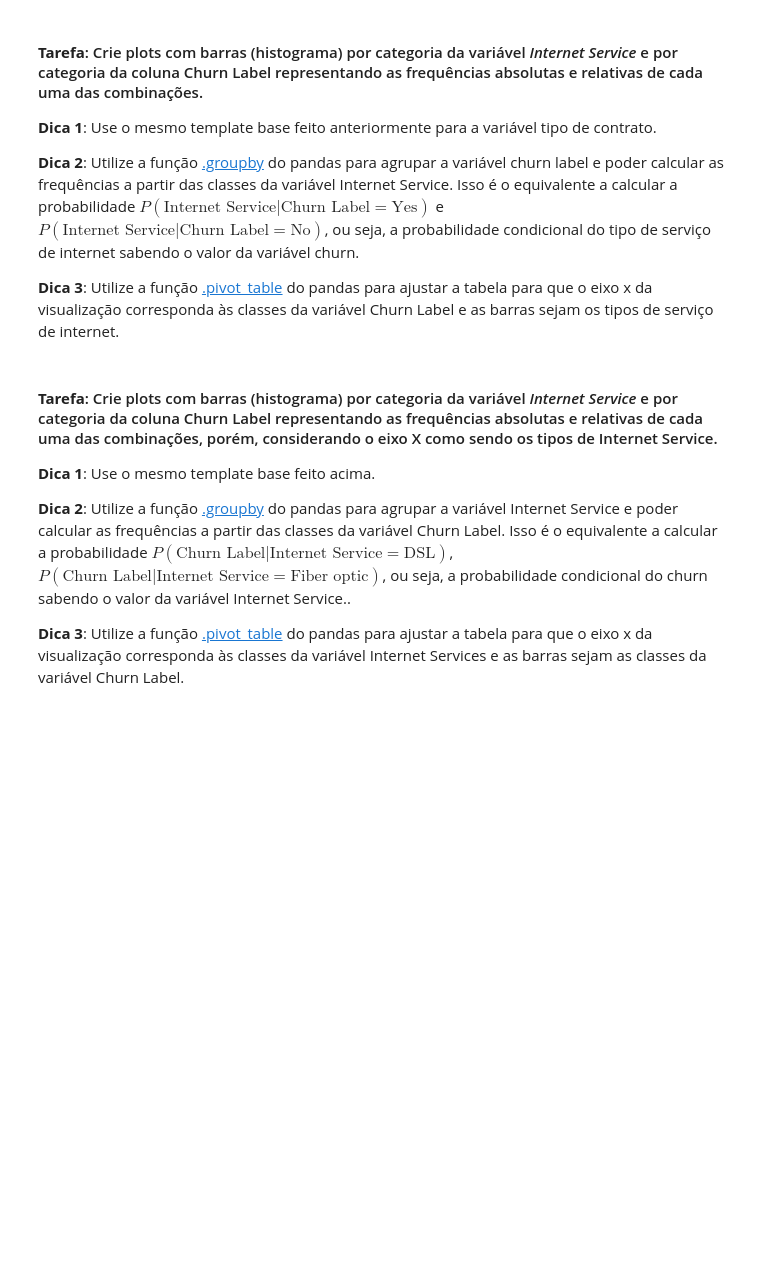
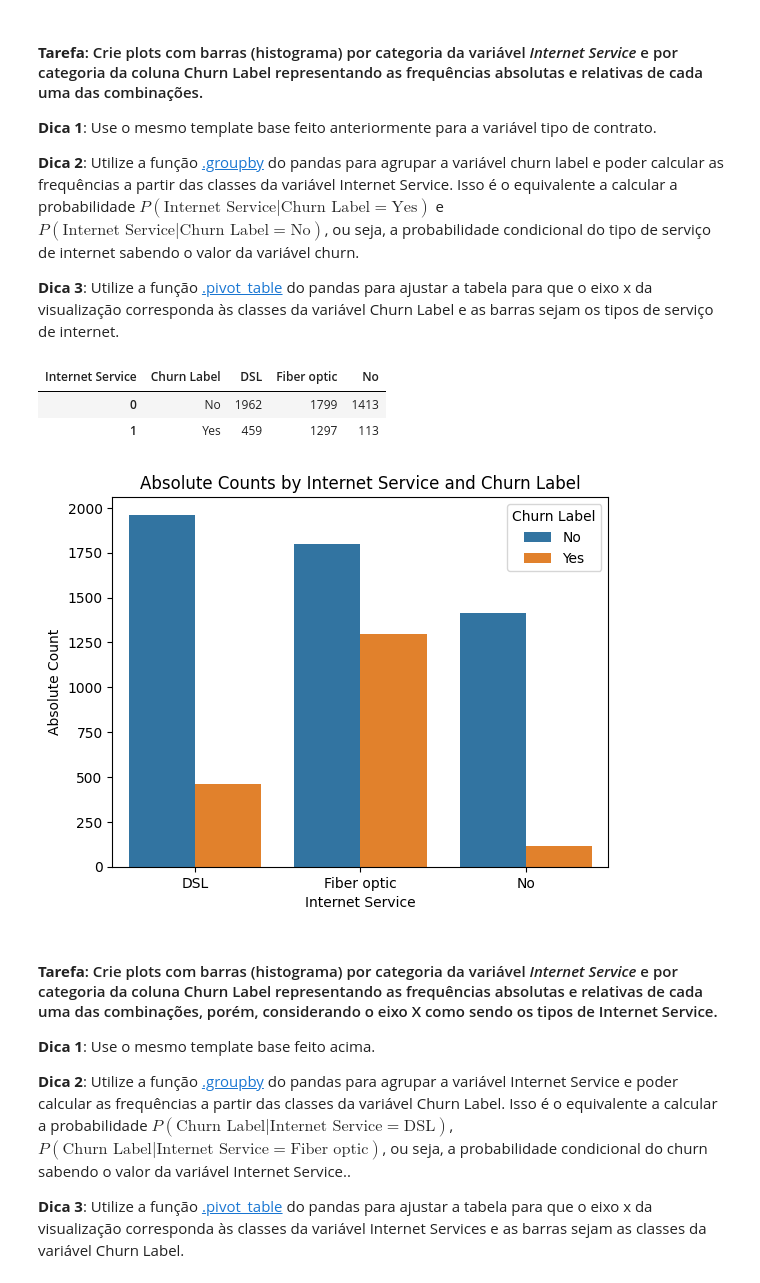
Before and after one commit to yannacavalcanti/bootcampPortfolioOutubro2023, a Jupyter notebook: 3. Detecção dos drivers de churn para retenção de clientes_joao.ipynb, the cells around one changed output. Cells and saved outputs as stored; diff of their text form; code cells hidden in the pictures; blank space fills up the shorter version.

```diff
--- a/3. Detecção dos drivers de churn para retenção de clientes_joao.ipynb
+++ b/3. Detecção dos drivers de churn para retenção de clientes_joao.ipynb
@@ -655,6 +816,25 @@ Neste projeto, utilizaremos o **teste qui-quadrado**.
 [.groupby](https://pandas.pydata.org/docs/reference/api/pandas.DataFrame.groupby.html) do pandas para agrupar a variável churn label e poder calcular as frequências a partir das classes da variável Internet Service. Isso é o equivalente a calcular a probabilidade $P(\text{Internet Service}|\text{Churn Label} = \text{Yes})$ e $P(\text{Internet Service}|\text{Churn Label} = \text{No})$, ou seja, a probabilidade condicional do tipo de serviço de internet sabendo o valor da variável churn.
 
 **Dica 3**: Utilize a função [.pivot_table](https://pandas.pydata.org/docs/reference/api/pandas.pivot_table.html) do pandas para ajustar a tabela para que o eixo x da visualização corresponda às classes da variável Churn Label e as barras sejam os tipos de serviço de internet.
+# %%
+data_aux = data.groupby(['Churn Label', 'Internet Service'])['CustomerID'].count().reset_index().rename(columns={'CustomerID': 'Absolute Count'})
+data_pivot = pd.pivot_table(data_aux, index = 'Churn Label', columns = 'Internet Service', values = 'Absolute Count').reset_index()
+# %% [output]
+| Internet Service | Churn Label | DSL | Fiber optic | No |
+| 0 | No | 1962 | 1799 | 1413 |
+| 1 | Yes | 459 | 1297 | 113 |
+# %%
+absolute_counts = data.groupby(['Churn Label', 'Internet Service'])['CustomerID'].count().reset_index().rename(columns={'CustomerID': 'Absolute Count'})
+
+absolute_counts['Relative Freq'] = absolute_counts['Absolute Count'] / len(data)
+
+# Plot absolute counts
+fig, ax = plt.subplots()
+sns.barplot(x='Internet Service', y='Absolute Count', hue='Churn Label', data=absolute_counts, ax=ax)
+ax.set_title('Absolute Counts by Internet Service and Churn Label')
+plt.show()
+# %% [output]
+[figure, added]
 # %% [markdown]
 #### **Tarefa**: Crie plots com barras (histograma) por categoria da variável *Internet Service* e por categoria da coluna Churn Label representando as frequências absolutas e relativas de cada uma das combinações, porém, considerando o eixo X como sendo os tipos de Internet Service.
 
```
Also changed, not shown: parts of 41 cells of this notebook.
